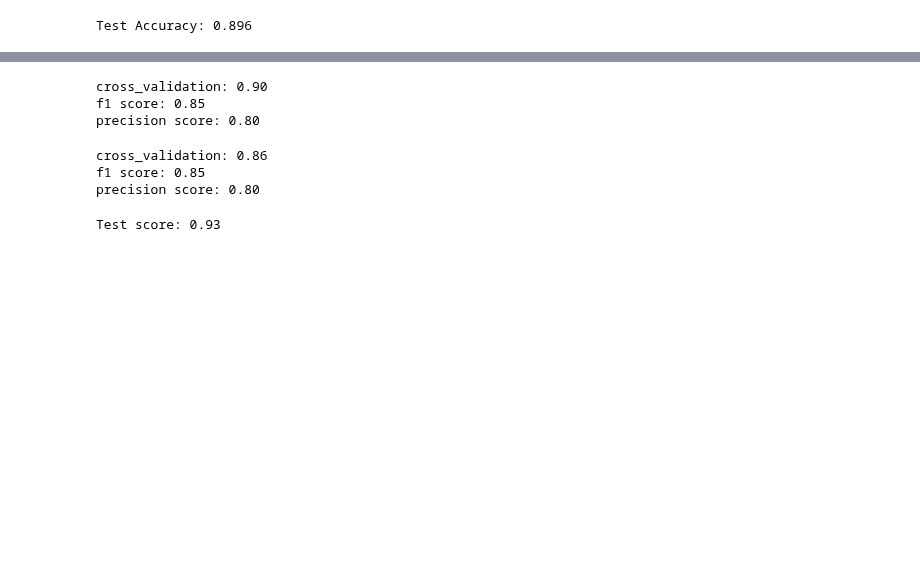
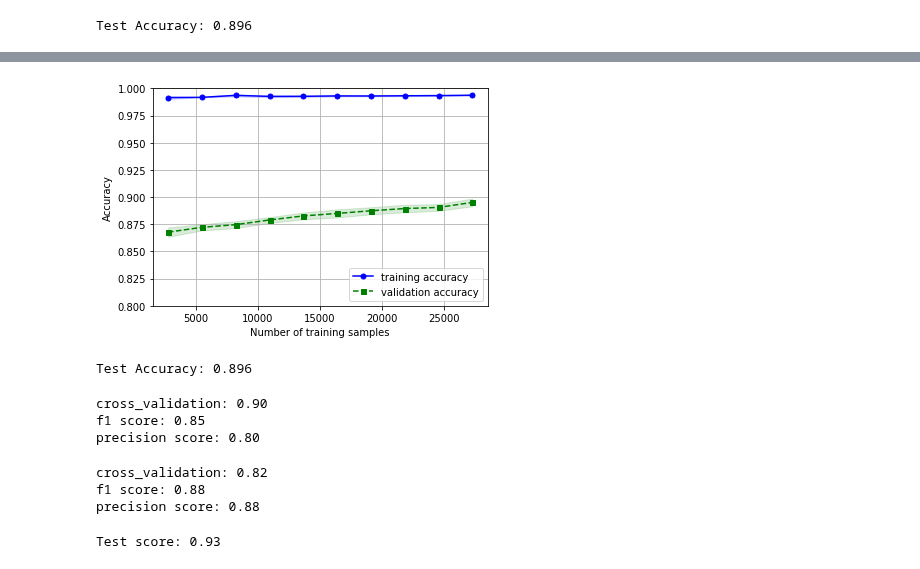
Before and after one commit to MagicMike90/customer-interest, a Jupyter notebook: enquiry_pipeline.ipynb, the cells around one changed output, grey strips where cells are left out. Drawn from its saved outputs; the diff is of its cells as text; code cells hidden in the pictures; blank space fills up the shorter version.

```diff
--- a/enquiry_pipeline.ipynb
+++ b/enquiry_pipeline.ipynb
@@ -253,3 +250,34 @@ Test Accuracy: 0.895
+# %%
+from sklearn.ensemble import RandomForestClassifier
+
+pipe_rn = make_pipeline(StandardScaler(),PCA(n_components=2),RandomForestClassifier(random_state=1))
+
+train_sizes, train_scores, test_scores = learning_curve(estimator=pipe_rn,
+                                                        X=X_train,y=y_train,train_sizes=np.linspace(0.1, 1.0, 10),
+                                                        cv=10,n_jobs=1)
+train_mean = np.mean(train_scores,axis=1)
+train_std = np.std(train_scores, axis=1)
+test_mean = np.mean(test_scores, axis=1)
+test_std = np.std(test_scores, axis=1)
+
+
+plt.plot(train_sizes, train_mean,color='blue', marker='o',markersize=5,label='training accuracy')
+plt.fill_between(train_sizes,train_mean + train_std,train_mean - train_std,alpha=0.15, color='blue')
+plt.plot(train_sizes, test_mean,color='green', linestyle='--',marker='s', markersize=5,label='validation accuracy')
+plt.fill_between(train_sizes,test_mean + test_std,test_mean - test_std,alpha=0.15, color='green')
+plt.grid()
+plt.xlabel('Number of training samples')
+plt.ylabel('Accuracy')
+plt.legend(loc='lower right')
+plt.ylim([0.8, 1.0])
+plt.show()
+
+pipe_rn.fit(X_train, y_train)
+y_rn_pred = pipe_rn.predict(X_test)
+print('Test Accuracy: %.3f' % pipe_rn.score(X_test, y_test))
+# %% [output]
+[figure, added]
+Test Accuracy: 0.896
 # %%
 from sklearn import cross_validation
 from sklearn.metrics import f1_score
@@ -262,18 +290,23 @@ print("f1 score: {:.2f}".format(f1_score(y_test, y_pred,average='weighted')))
 print("precision score: {:.2f}".format(precision_score(y_test, y_pred, average='weighted')))
 
 print()
+scores = cross_validation.cross_val_score(pipe_rn, X_new, y, cv=3)
+print("cross_validation: {:.2f}".format(np.mean(scores, axis=0)))
+print("f1 score: {:.2f}".format(f1_score(y_test, y_rn_pred,average='weighted')))
+print("precision score: {:.2f}".format(precision_score(y_test, y_rn_pred, average='weighted')))
+# print()
 
-scores = cross_validation.cross_val_score(pipe_svm, X_new, y, cv=3)
-print("cross_validation: {:.2f}".format(np.mean(scores, axis=0)))
-print("f1 score: {:.2f}".format(f1_score(y_test, svm_y_pred,average='weighted')))
-print("precision score: {:.2f}".format(precision_score(y_test, svm_y_pred, average='weighted')))
+# scores = cross_validation.cross_val_score(pipe_svm, X_new, y, cv=3)
+# print("cross_validation: {:.2f}".format(np.mean(scores, axis=0)))
+# print("f1 score: {:.2f}".format(f1_score(y_test, svm_y_pred,average='weighted')))
+# print("precision score: {:.2f}".format(precision_score(y_test, svm_y_pred, average='weighted')))
 # %% [output]
 cross_validation: 0.90
 f1 score: 0.85
 precision score: 0.80
-cross_validation: 0.86
-f1 score: 0.85
-precision score: 0.80
+cross_validation: 0.82
+f1 score: 0.88
+precision score: 0.88
 # %%
 from sklearn.ensemble import RandomForestClassifier
 
```
Also changed, not shown: parts of 5 cells of this notebook, 2 other files.
